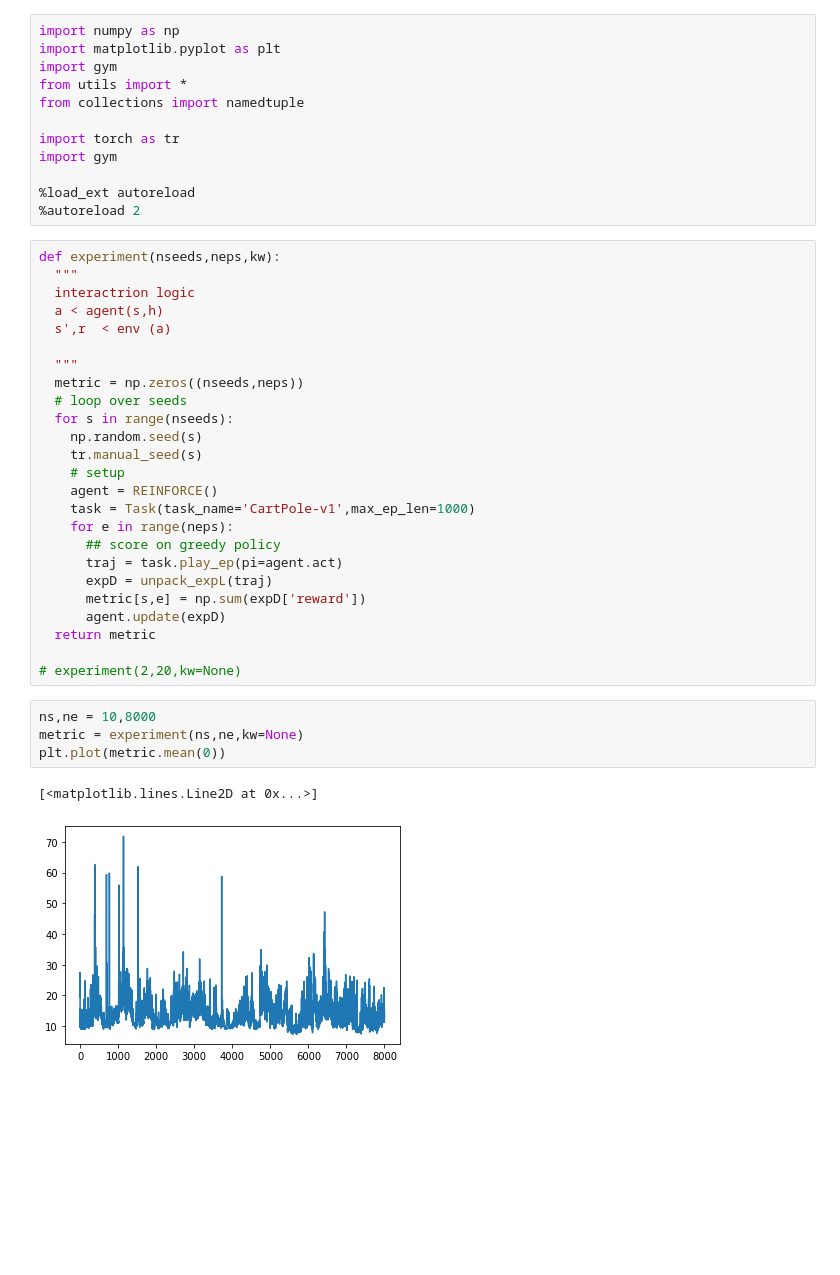
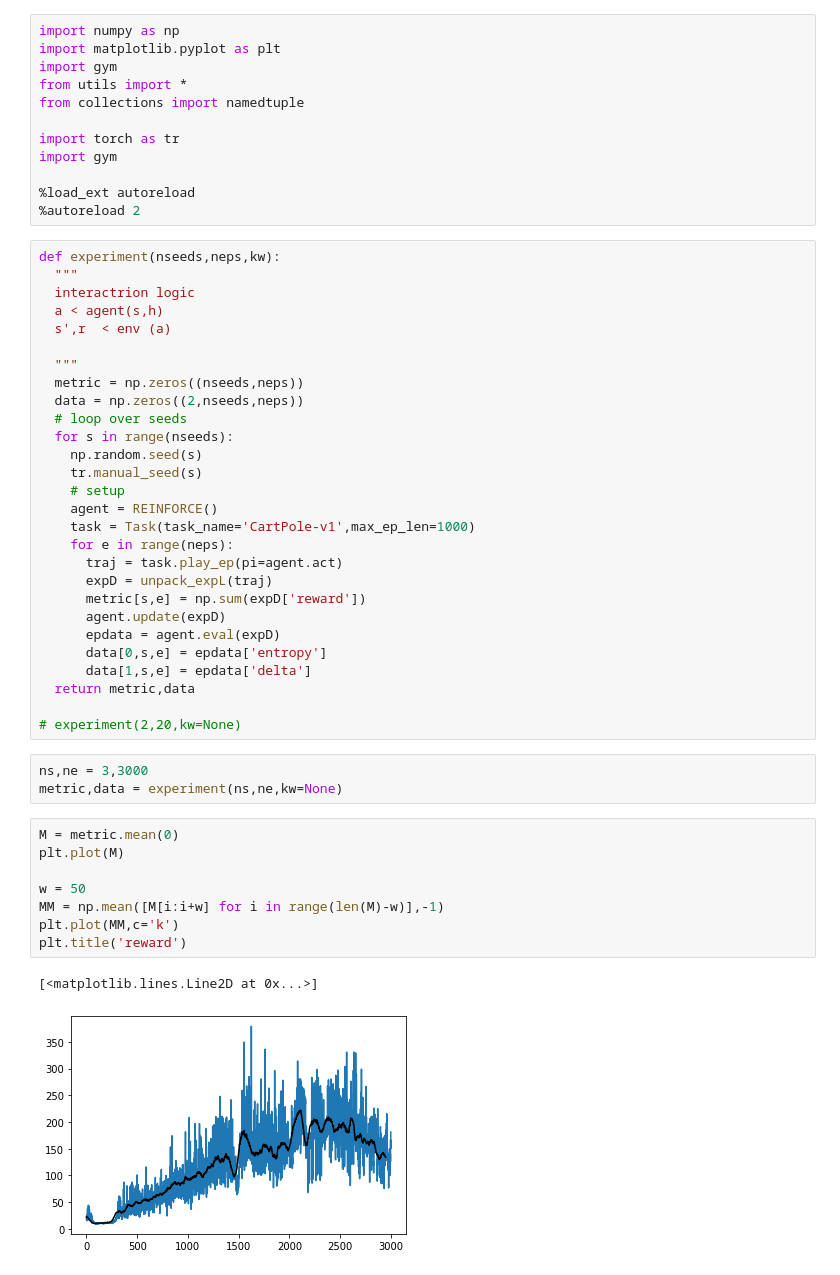
Before and after one commit to andrebeu/gymRL, a Jupyter notebook: REINFORCE-polecart.ipynb, the cells around one changed output. Cells and saved outputs as stored; diff of their text form; blank space fills up the shorter version.

```diff
--- a/REINFORCE-polecart.ipynb
+++ b/REINFORCE-polecart.ipynb
@@ -21,6 +21,7 @@ def experiment(nseeds,neps,kw):
 
   """
   metric = np.zeros((nseeds,neps))
+  data = np.zeros((2,nseeds,neps))
   # loop over seeds
   for s in range(nseeds):
     np.random.seed(s)
@@ -29,18 +30,27 @@ def experiment(nseeds,neps,kw):
     agent = REINFORCE()
     task = Task(task_name='CartPole-v1',max_ep_len=1000)
     for e in range(neps):
-      ## score on greedy policy
       traj = task.play_ep(pi=agent.act)
       expD = unpack_expL(traj)
       metric[s,e] = np.sum(expD['reward'])
       agent.update(expD)
-  return metric
+      epdata = agent.eval(expD)
+      data[0,s,e] = epdata['entropy']
+      data[1,s,e] = epdata['delta']
+  return metric,data
 
 # experiment(2,20,kw=None)
 # %%
-ns,ne = 10,8000
-metric = experiment(ns,ne,kw=None)
-plt.plot(metric.mean(0))
+ns,ne = 3,3000
+metric,data = experiment(ns,ne,kw=None)
-# %% [output]
-[<matplotlib.lines.Line2D at 0x...>]
-[figure, removed]
+# %%
+M = metric.mean(0)
+plt.plot(M)
+
+w = 50
+MM = np.mean([M[i:i+w] for i in range(len(M)-w)],-1)
+plt.plot(MM,c='k')
+plt.title('reward')
+# %% [output]
+[<matplotlib.lines.Line2D at 0x...>]
+[figure, added]
```
Also changed, not shown: parts of 2 cells of this notebook, 1 other file.
